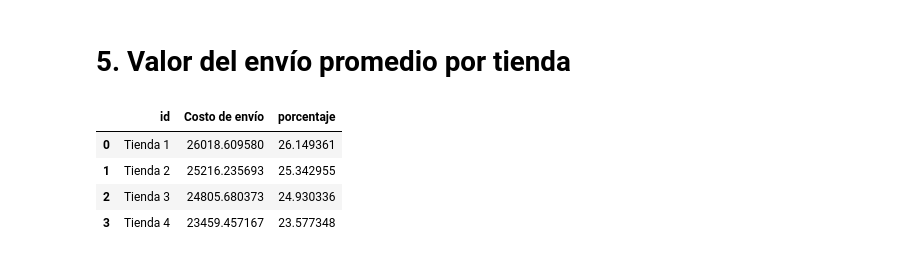
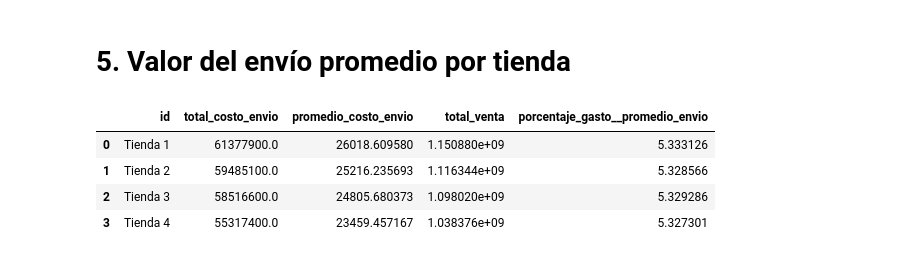
Before and after one commit to Yasna79/Challenge-1-Alura-Stores, a Jupyter notebook: AluraStoreLatam.ipynb, the cells around one changed output. Drawn from its saved outputs; the diff is of its cells as text; code cells hidden in the pictures.

```diff
--- a/AluraStoreLatam.ipynb
+++ b/AluraStoreLatam.ipynb
@@ -236,21 +236,34 @@ plt.show()
 # 5. Valor del envío promedio por tienda
 # %%
 # Agrupamos por tienda y calculamos el promedio del costo de envío
-valor_envio=(
-      all_stores
-             .groupby('id')['Costo de envío']
-             .mean()
-             .reset_index()
+total_valor_envio = (
+    all_stores
+    .groupby('id')['Costo de envío']
+    .agg(['sum', 'mean'])
+    .reset_index()
+    .rename(columns={
+        'sum': 'total_costo_envio',
+        'mean': 'promedio_costo_envio'
+    })
+)
+
+total_ventas = (
+    all_stores
+    .groupby('id', as_index=False)['Precio']
+    .sum()
+    .rename(columns={'Precio': 'total_venta'})
+
+)
+
+porcentajes_gastos = pd.merge(total_valor_envio, total_ventas, on='id')
+porcentajes_gastos['porcentaje_gasto__promedio_envio'] = (porcentajes_gastos['total_costo_envio'] * 100) / porcentajes_gastos['total_venta']
 
 
 
-)
-valor_envio['porcentaje'] = valor_envio['Costo de envío'] / valor_envio['Costo de envío'].sum() * 100
-
-valor_envio.head()
+porcentajes_gastos.head()
 # %% [output]
-|  | id | Costo de envío | porcentaje |
-| 0 | Tienda 1 | 26018.609580 | 26.149361 |
-| 1 | Tienda 2 | 25216.235693 | 25.342955 |
-| 2 | Tienda 3 | 24805.680373 | 24.930336 |
-| 3 | Tienda 4 | 23459.457167 | 23.577348 |
+|  | id | total_costo_envio | promedio_costo_envio | total_venta | porcentaje_gasto__promedio_envio |
+| 0 | Tienda 1 | 61377900.0 | 26018.609580 | 1.150880e+09 | 5.333126 |
+| 1 | Tienda 2 | 59485100.0 | 25216.235693 | 1.116344e+09 | 5.328566 |
+| 2 | Tienda 3 | 58516600.0 | 24805.680373 | 1.098020e+09 | 5.329286 |
+| 3 | Tienda 4 | 55317400.0 | 23459.457167 | 1.038376e+09 | 5.327301 |
```
Also changed, not shown: parts of 1 cell of this notebook.
